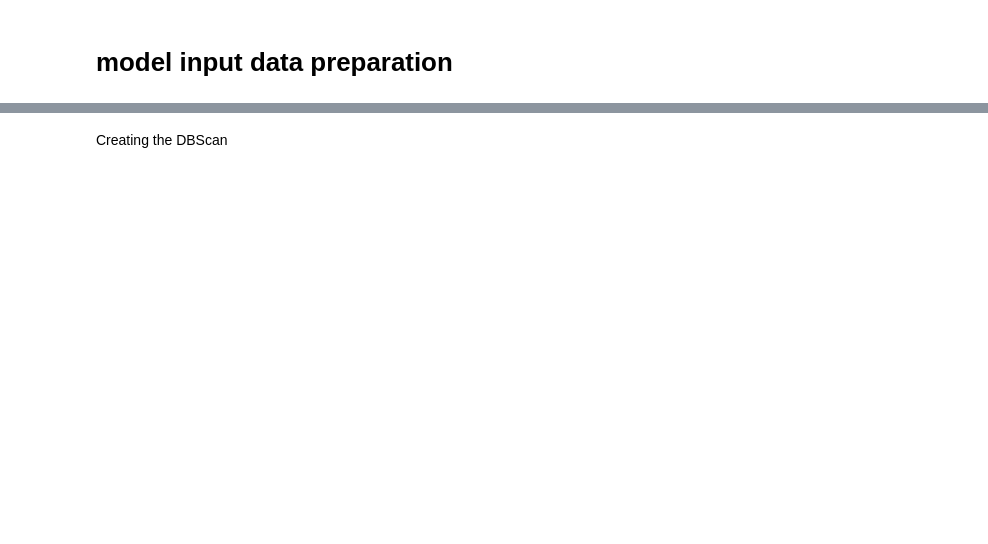
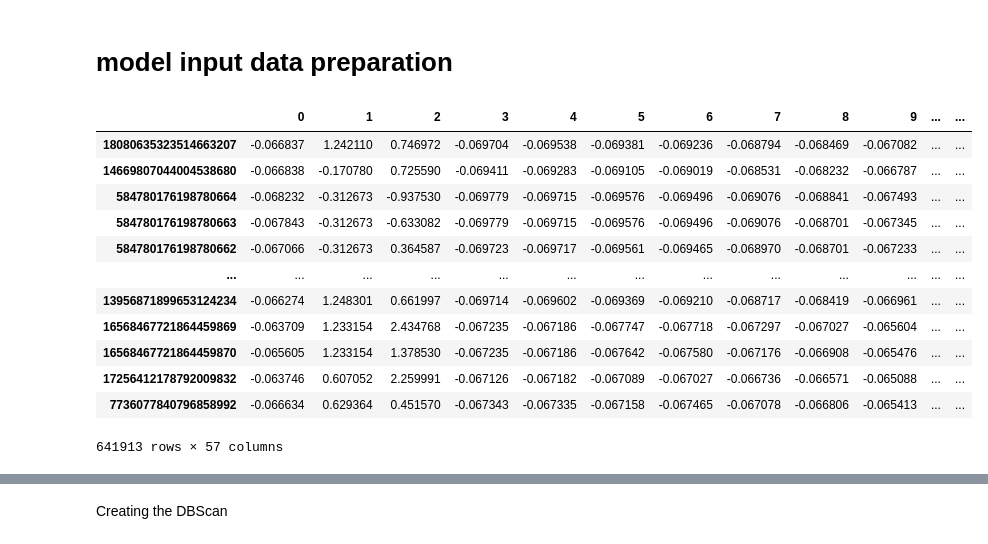
Before and after one commit to RapidSpectraX-Final-Year-Project/1.0, a Jupyter notebook: siamese.ipynb, the cells around one changed output, grey strips where cells are left out. Cells and saved outputs as stored; diff of their text form; code cells hidden in the pictures; blank space fills up the shorter version.

```diff
--- a/siamese.ipynb
+++ b/siamese.ipynb
@@ -61,5 +62,22 @@ def bin_spectrum(mz_array, intensity_array, max_mz=2500, min_mz=50.5, bin_size=1
 # %% [markdown]
 # model input data preparation
 # %%
-mgf_file_path = "./spectraList.mgf"
-spectra = list(mgf.read(mgf_file_path))
+# mgf_file_path = "./spectraList.mgf"
+# spectra = list(mgf.read(mgf_file_path))
+
+processed_features = pd.read_hdf("./peptdeepwork/processed_features.h5", key="features")
+processed_features
+# %% [output]
+|  | 0 | 1 | 2 | 3 | 4 | 5 | 6 | 7 | 8 | 9 | ... | ... |
+| 18080635323514663207 | -0.066837 | 1.242110 | 0.746972 | -0.069704 | -0.069538 | -0.069381 | -0.069236 | -0.068794 | -0.068469 | -0.067082 | ... | ... |
+| 14669807044004538680 | -0.066838 | -0.170780 | 0.725590 | -0.069411 | -0.069283 | -0.069105 | -0.069019 | -0.068531 | -0.068232 | -0.066787 | ... | ... |
+| 584780176198780664 | -0.068232 | -0.312673 | -0.937530 | -0.069779 | -0.069715 | -0.069576 | -0.069496 | -0.069076 | -0.068841 | -0.067493 | ... | ... |
+| 584780176198780663 | -0.067843 | -0.312673 | -0.633082 | -0.069779 | -0.069715 | -0.069576 | -0.069496 | -0.069076 | -0.068701 | -0.067345 | ... | ... |
+| 584780176198780662 | -0.067066 | -0.312673 | 0.364587 | -0.069723 | -0.069717 | -0.069561 | -0.069465 | -0.068970 | -0.068701 | -0.067233 | ... | ... |
+| ... | ... | ... | ... | ... | ... | ... | ... | ... | ... | ... | ... | ... |
+| 13956871899653124234 | -0.066274 | 1.248301 | 0.661997 | -0.069714 | -0.069602 | -0.069369 | -0.069210 | -0.068717 | -0.068419 | -0.066961 | ... | ... |
+| 16568467721864459869 | -0.063709 | 1.233154 | 2.434768 | -0.067235 | -0.067186 | -0.067747 | -0.067718 | -0.067297 | -0.067027 | -0.065604 | ... | ... |
+| 16568467721864459870 | -0.065605 | 1.233154 | 1.378530 | -0.067235 | -0.067186 | -0.067642 | -0.067580 | -0.067176 | -0.066908 | -0.065476 | ... | ... |
+| 17256412178792009832 | -0.063746 | 0.607052 | 2.259991 | -0.067126 | -0.067182 | -0.067089 | -0.067027 | -0.066736 | -0.066571 | -0.065088 | ... | ... |
+| 7736077840796858992 | -0.066634 | 0.629364 | 0.451570 | -0.067343 | -0.067335 | -0.067158 | -0.067465 | -0.067078 | -0.066806 | -0.065413 | ... | ... |
+641913 rows × 57 columns
```
Also changed, not shown: parts of 22 cells of this notebook.
